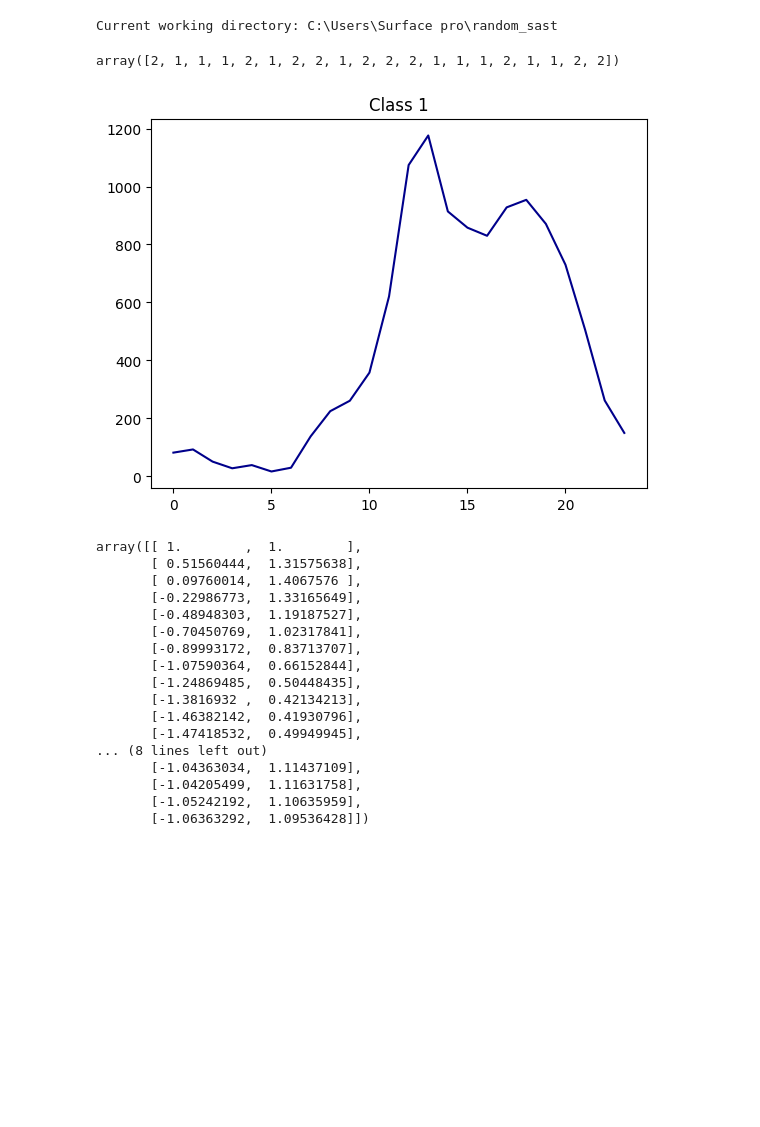
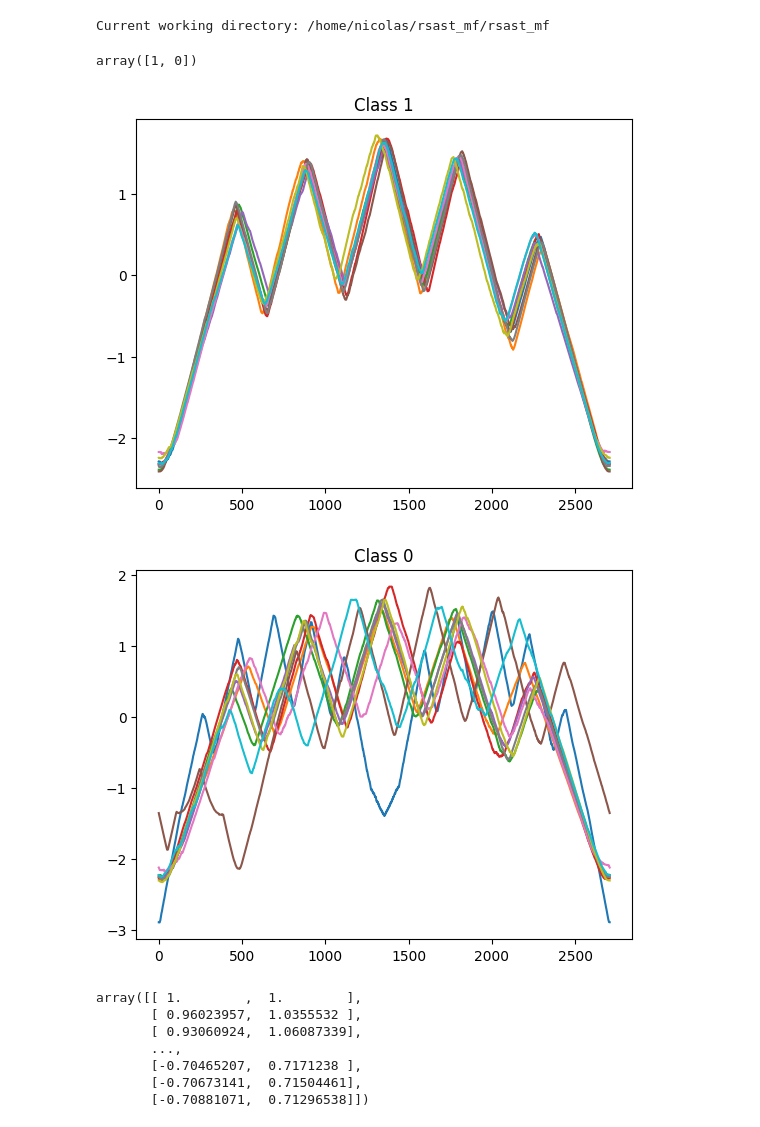
Before and after one commit to nirojasva/rsast_mf, a Jupyter notebook: ExperimentationRSAST/test.ipynb, the cells around one changed output. Drawn from its saved outputs; the diff is of its cells as text; code cells hidden in the pictures; blank space fills up the shorter version.

```diff
--- a/ExperimentationRSAST/test.ipynb
+++ b/ExperimentationRSAST/test.ipynb
@@ -2,7 +2,7 @@
 # Import the os module
 import os
 import sys
-path = r'C:\Users\Surface pro\random_sast'
+path = '/home/nicolas/rsast_mf/rsast_mf'
 
 try:
     os.chdir(path)
@@ -16,7 +16,7 @@ except PermissionError:
 
 sys.path.append(r'C:\Users\Surface pro\random_sast\sast')
 # %% [output]
-Current working directory: C:\Users\Surface pro\random_sast
+Current working directory: /home/nicolas/rsast_mf/rsast_mf
 # %%
 from utils_sast import znormalize_array, load_dataset, format_dataset, plot_most_important_features, plot_most_important_feature_on_ts
 import numpy as np
@@ -27,55 +28,46 @@ import matplotlib.pyplot as plt
 # %%
-path=r"C:\Users\Surface pro\random_sast\sast\data"
-ds='Chinatown' # Chosing a dataset from # Number of classes to consider
+#path="C:\Users\Surface pro\random_sast\sast\data"
+ds='HandOutlines' # Chosing a dataset from # Number of classes to consider
 
 rtype="numpy2D"
-ds_train_lds , ds_test_lds = load_dataset(ds_folder=path,ds_name=ds,shuffle=False)
+ds_train_lds , ds_test_lds = load_dataset(ds_folder=path+'/data',ds_name=ds,shuffle=False)
 X_test_lds, y_test_lds = format_dataset(ds_test_lds)
 X_train_lds, y_train_lds = format_dataset(ds_train_lds)
 X_train_lds=np.nan_to_num(X_train_lds)
 y_train_lds=np.nan_to_num(y_train_lds)
 X_test_lds=np.nan_to_num(X_test_lds)
 y_test_lds=np.nan_to_num(y_test_lds)
-y_train_lds
+classes=pd.unique(y_train_lds)
+classes
 # %% [output]
-array([2, 1, 1, 1, 2, 1, 2, 2, 1, 2, 2, 2, 1, 1, 1, 2, 1, 1, 2, 2])
+array([1, 0])
 # %%
-c=2
-X_train_lds_c = X_train_lds[y_train_lds == c][4:5]
+for c in classes:
+
+    X_train_lds_c = X_train_lds[y_train_lds == c][0:10]
+
+    fig, ax = plt.subplots()
+    for ts in X_train_lds_c:
+        ax.plot(ts)
+
+    ax.set(title='Class '+str(c))
 
 
-
-fig, ax = plt.subplots()
-for ts in X_train_lds_c:
-    ax.plot(ts, color='darkblue')
-
-ax.set(title='Class 1')
-
-
-#fig.savefig("test.png")
-plt.show()
+    #fig.savefig("test.png")
+    plt.show()
 # %% [output]
-[figure, old version]
+[figure, new version]
+[figure, added]
 # %%
 acf_val, acf_confint = acf(X_train_lds_c[0], nlags=len(X_train_lds_c[0])-1,  alpha=.05)
 # %%
 acf_confint
 # %% [output]
 array([[ 1.        ,  1.        ],
-       [ 0.51560444,  1.31575638],
-       [ 0.09760014,  1.4067576 ],
-       [-0.22986773,  1.33165649],
-       [-0.48948303,  1.19187527],
-       [-0.70450769,  1.02317841],
-       [-0.89993172,  0.83713707],
-       [-1.07590364,  0.66152844],
-       [-1.24869485,  0.50448435],
-       [-1.3816932 ,  0.42134213],
-       [-1.46382142,  0.41930796],
-       [-1.47418532,  0.49949945],
-... (8 lines left out)
-       [-1.04363034,  1.11437109],
-       [-1.04205499,  1.11631758],
-       [-1.05242192,  1.10635959],
-       [-1.06363292,  1.09536428]])
+       [ 0.96023957,  1.0355532 ],
+       [ 0.93060924,  1.06087339],
+       ...,
+       [-0.70465207,  0.7171238 ],
+       [-0.70673141,  0.71504461],
+       [-0.70881071,  0.71296538]])
 # %%
```
Also changed, not shown: parts of 5 cells of this notebook, 35 other files.
